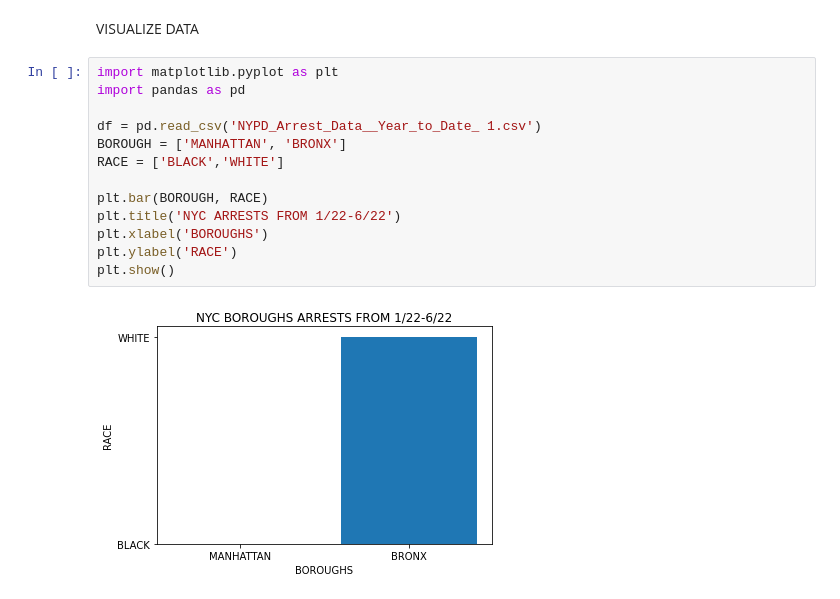
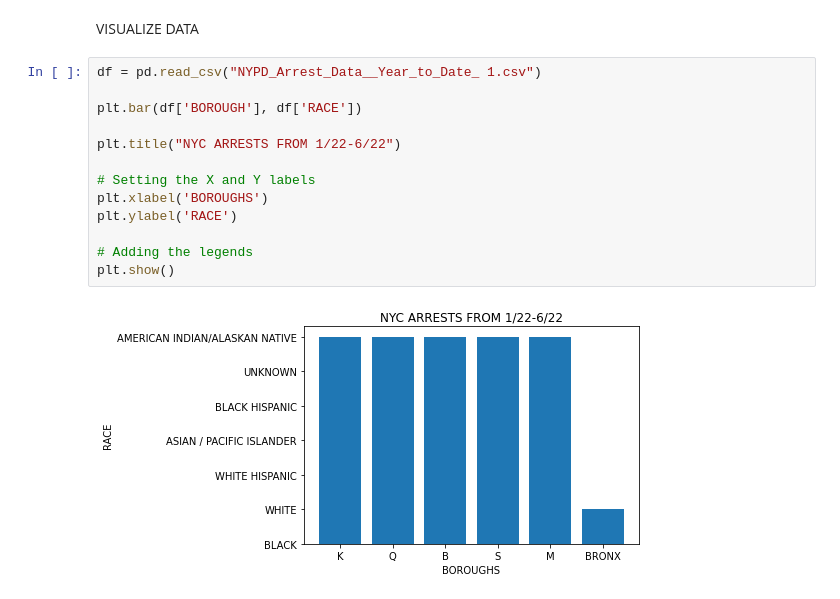
Before and after one commit to chavjohn/chavjohn, a Jupyter notebook: Project_2.ipynb, the cells around one changed output. Cells and saved outputs as stored; diff of their text form.

```diff
--- a/Project_2.ipynb
+++ b/Project_2.ipynb
@@ -231,17 +239,17 @@ dtype: int64
 # %% [markdown]
 VISUALIZE DATA
 # %%
-import matplotlib.pyplot as plt
-import pandas as pd
+df = pd.read_csv("NYPD_Arrest_Data__Year_to_Date_ 1.csv")
 
-df = pd.read_csv('NYPD_Arrest_Data__Year_to_Date_ 1.csv')
-BOROUGH = ['MANHATTAN', 'BRONX']
-RACE = ['BLACK','WHITE']
+plt.bar(df['BOROUGH'], df['RACE'])
 
-plt.bar(BOROUGH, RACE)
-plt.title('NYC ARRESTS FROM 1/22-6/22')
+plt.title("NYC ARRESTS FROM 1/22-6/22")
+
+# Setting the X and Y labels
 plt.xlabel('BOROUGHS')
 plt.ylabel('RACE')
+
+# Adding the legends
 plt.show()
 # %% [output]
-[figure, old version]
+[figure, new version]
```
Also changed, not shown: parts of 23 cells of this notebook.
